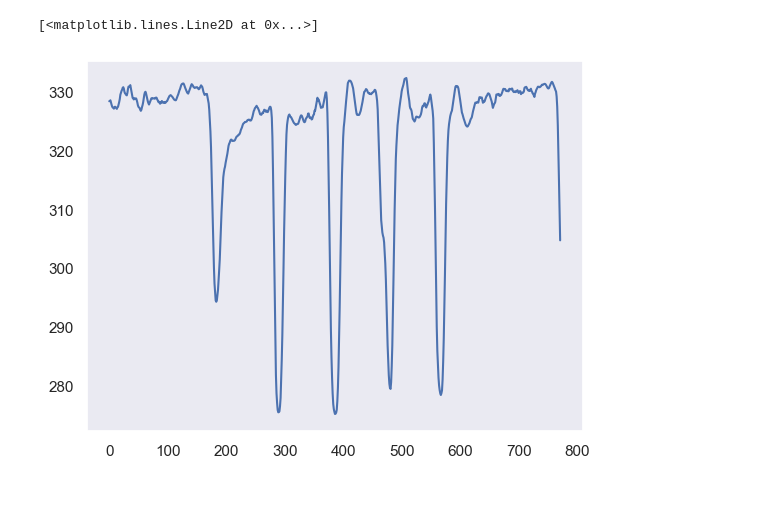
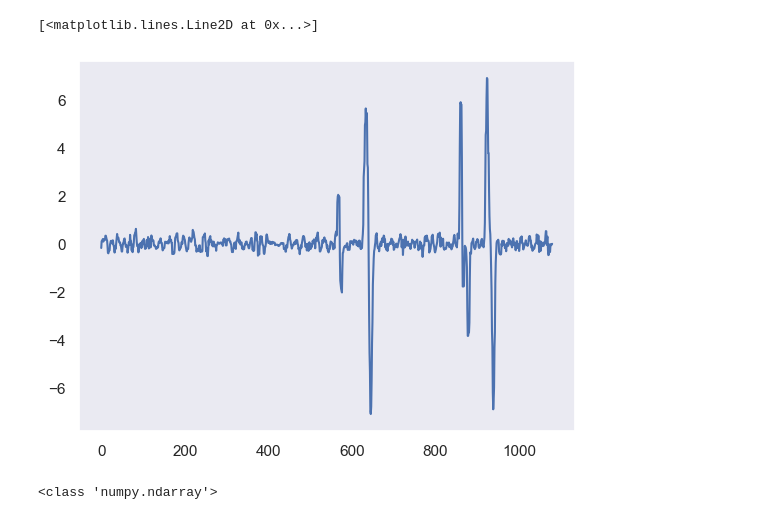
Before and after one commit to bo1929/basty, a Jupyter notebook: scripts/paper_figures/generate_figures.ipynb, the cells around one changed output. Drawn from its saved outputs; the diff is of its cells as text; code cells hidden in the pictures.

```diff
--- a/scripts/paper_figures/generate_figures.ipynb
+++ b/scripts/paper_figures/generate_figures.ipynb
@@ -86,5 +248,14 @@ bouts_dict = BehaviorData.find_consecutive_bouts_and_snap_fts(masked_data,io_pro
+# %%
+expt_name = 'Fly06292022_5d_A'
+
+dt = np.diff(bouts_dict[expt_name]['distance.origin-prob_segmented'][1][1])
+#plt.plot(bouts_dict[expt_name]['distance.origin-prob'][9])
+plt.plot(dt)
+# %% [output]
+[<matplotlib.lines.Line2D at 0x...>]
+[figure, added]
 # %%
-plt.plot(bouts_dict[expt_name]['distance.origin-prob'][10])
+sig = bouts_dict[expt_name]['distance.origin-prob']
+print(type(sig.iloc[0]))
 # %% [output]
-[<matplotlib.lines.Line2D at 0x...>]
+<class 'numpy.ndarray'>
-[figure, removed]
```
Also changed, not shown: parts of 23 cells of this notebook, 6 other files.
